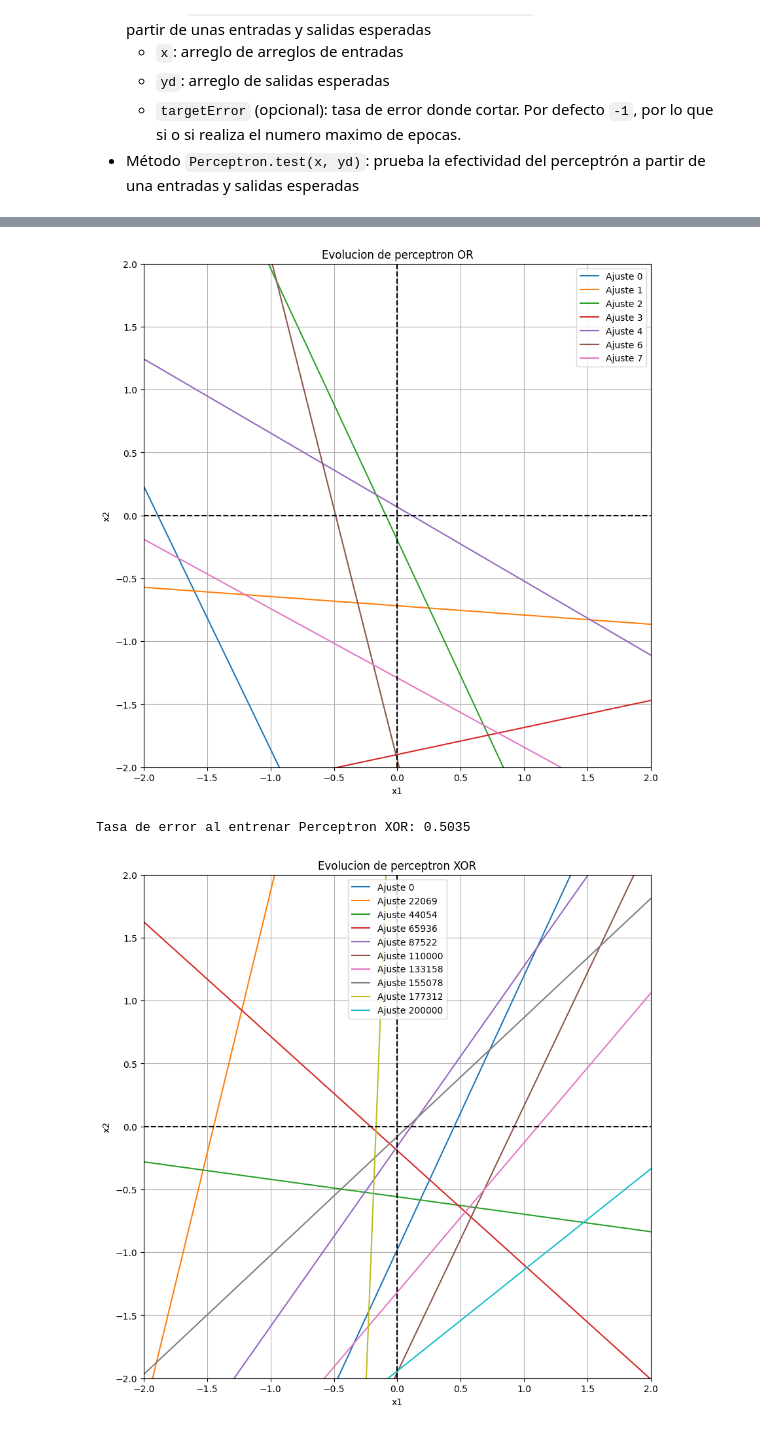
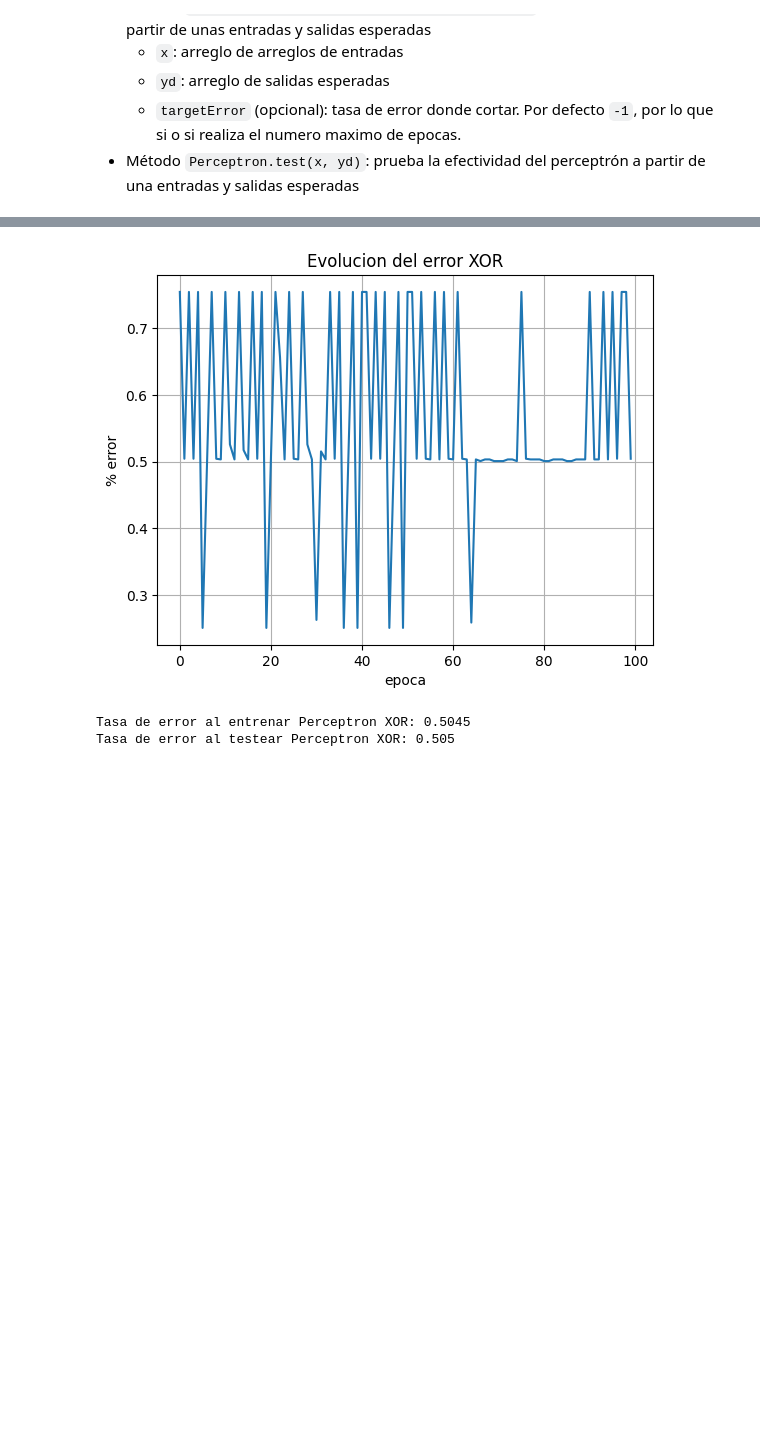
Before and after one commit to Lucasa98/Inteligencia-Computacional-2025, a Jupyter notebook: Práctica/Guia1/Ej1.ipynb, the cells around one changed output, grey strips where cells are left out. Saved outputs shown, nothing was run; the diff lists cells and outputs as text; code cells hidden in the pictures; blank space fills up the shorter version.

```diff
--- a/Práctica/Guia1/Ej1.ipynb
+++ b/Práctica/Guia1/Ej1.ipynb
@@ -129,29 +107,37 @@ def graphTraining(self):
 # %%
-# Graficar OR
-perceptron.graphTraining(label="Evolucion de perceptron OR")
-
 # ========== XOR ==========
 # Trainig
-trainFile = cargarCSV('XOR_trn.csv')
+trainFile = cargarCSV('./data/XOR_trn.csv')
 x = trainFile[:,:-1]
 yd = trainFile[:,-1]
 
 perceptronXor = Perceptron.Perceptron(
     N=x.shape[1],
     rate=aprRate,
     maxEpocas=epocas,
     funcionActivacion=funcionActivacion)
 
-error = perceptronXor.entrenar(x,yd,maxErr)
+error = perceptronXor.entrenar(
+    x,
+    yd,
+    #gifPath='./resultados/XOR.gif', # comentar para no generar gif (tarda mucho)
+    label='XOR',
+    targetError=maxErr
+)
 
 print(f"Tasa de error al entrenar Perceptron XOR: {error}")
 
-# Graficar XOR
-perceptronXor.graphTraining(10, label="Evolucion de perceptron XOR")
+# Testing
+testFile = cargarCSV('./data/XOR_tst.csv')
+x = testFile[:,:-1]
+yd = trainFile[:,-1]
+
+error = perceptronXor.test(x,yd)
+print(f"Tasa de error al testear Perceptron XOR: {error}")
 # %% [output]
-[figure, old version]
+[figure, new version]
-Tasa de error al entrenar Perceptron XOR: 0.5035
+Tasa de error al entrenar Perceptron XOR: 0.5045
+Tasa de error al testear Perceptron XOR: 0.505
-[figure, removed]
 # %% [markdown]
 ## Ejercicio 3
 
```
Also changed, not shown: parts of 4 cells of this notebook, 13 other files.
